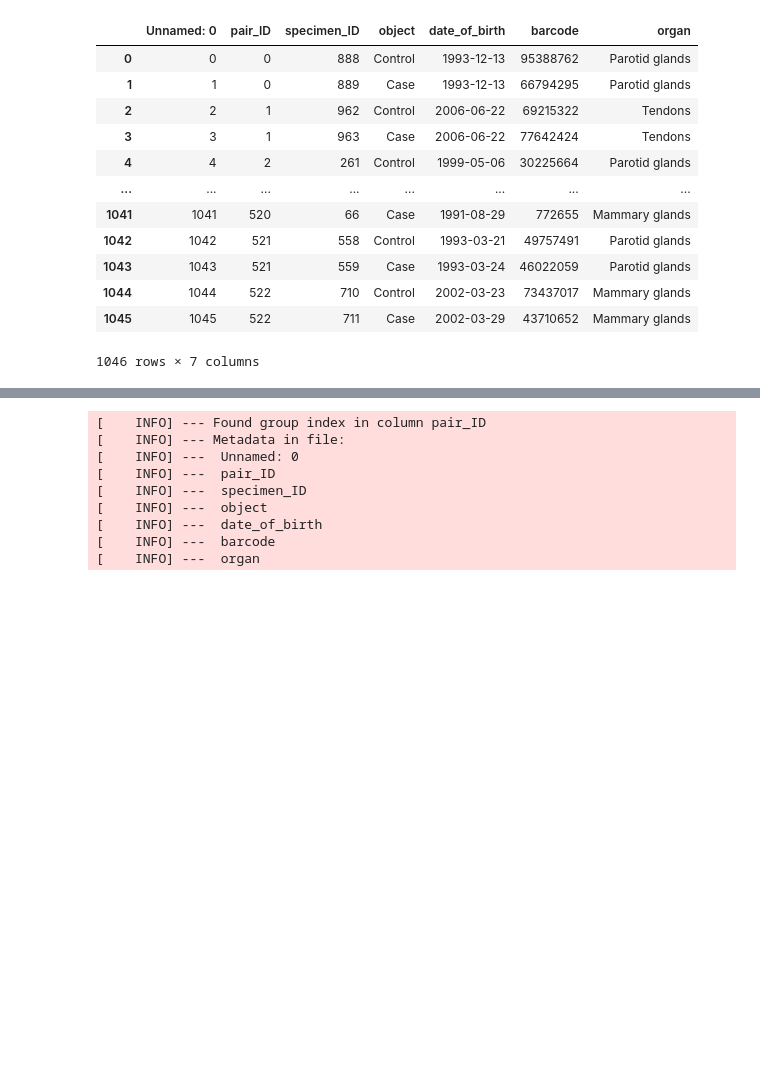
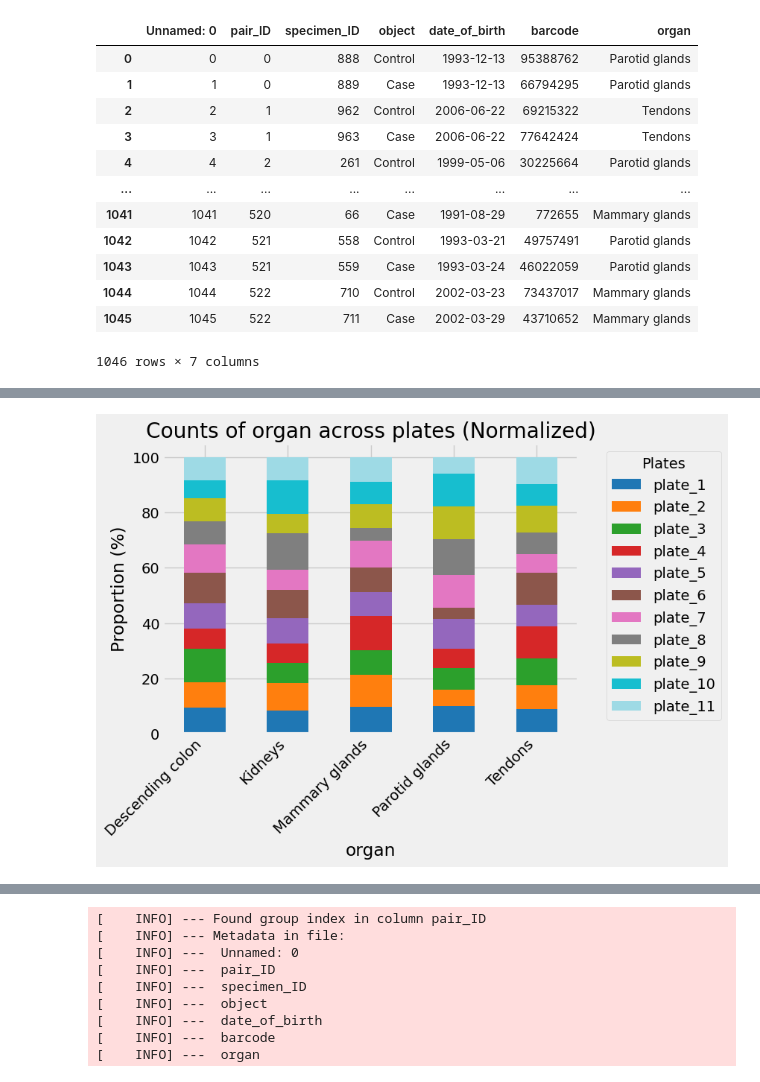
Before and after one commit to ssi-dk/CD-MRG-PlatePlanner, a Jupyter notebook: src/plate_planner/test.ipynb, the cells around one changed output, grey strips where cells are left out. Drawn from its saved outputs; the diff is of its cells as text; code cells hidden in the pictures; blank space fills up the shorter version.

```diff
--- a/src/plate_planner/test.ipynb
+++ b/src/plate_planner/test.ipynb
@@ -107,0 +194,4 @@ fig = study[0].as_figure(
+# %%
+fig = plot_stacked_barchart("organ", normalize=True)
+# %% [output]
+[figure, added]
```
Also changed, not shown: parts of 13 cells of this notebook, 1 other file.
